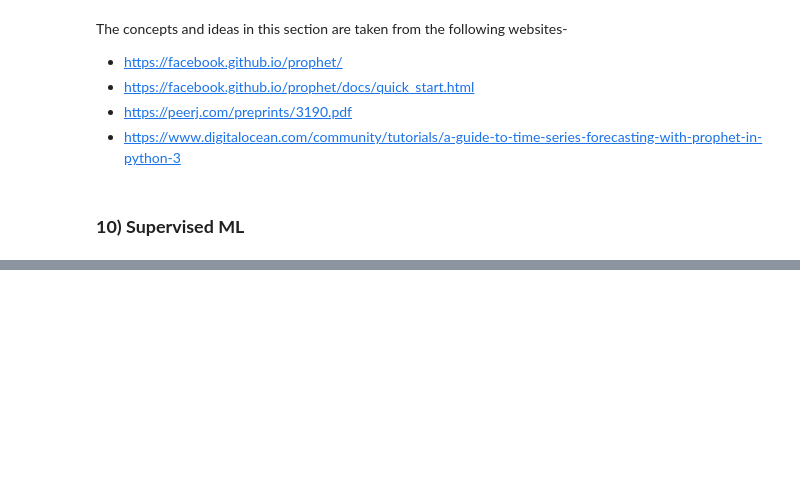
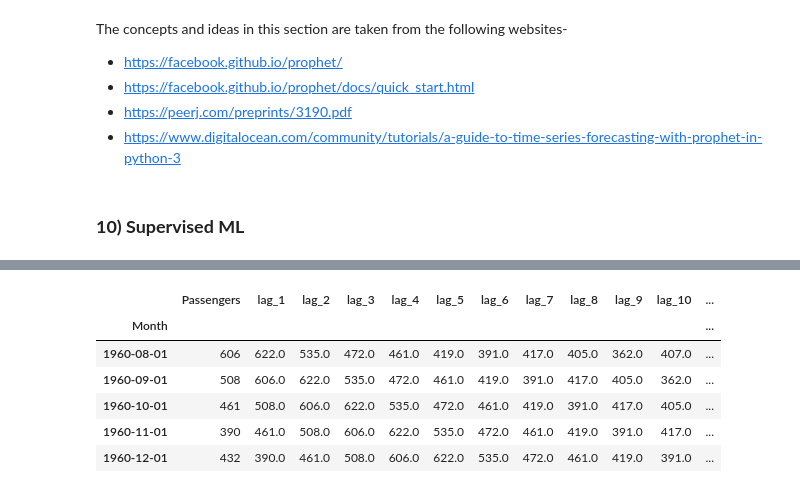
Before and after one commit to mahmoud-mohsen97/Airlines-Passengers-Time-Series-analysis, a Jupyter notebook: Time_Series_Final_Project.ipynb, the cells around one changed output, grey strips where cells are left out. Cells and saved outputs as stored; diff of their text form; code cells hidden in the pictures; blank space fills up the shorter version.

```diff
--- a/Time_Series_Final_Project.ipynb
+++ b/Time_Series_Final_Project.ipynb
@@ -2019,0 +2051,10 @@ print('R-squared:', r2)
+# %%
+airline_df.tail()
+# %% [output]
+|  | Passengers | lag_1 | lag_2 | lag_3 | lag_4 | lag_5 | lag_6 | lag_7 | lag_8 | lag_9 | lag_10 | ... |
+| Month |  |  |  |  |  |  |  |  |  |  |  | ... |
+| 1960-08-01 | 606 | 622.0 | 535.0 | 472.0 | 461.0 | 419.0 | 391.0 | 417.0 | 405.0 | 362.0 | 407.0 | ... |
+| 1960-09-01 | 508 | 606.0 | 622.0 | 535.0 | 472.0 | 461.0 | 419.0 | 391.0 | 417.0 | 405.0 | 362.0 | ... |
+| 1960-10-01 | 461 | 508.0 | 606.0 | 622.0 | 535.0 | 472.0 | 461.0 | 419.0 | 391.0 | 417.0 | 405.0 | ... |
+| 1960-11-01 | 390 | 461.0 | 508.0 | 606.0 | 622.0 | 535.0 | 472.0 | 461.0 | 419.0 | 391.0 | 417.0 | ... |
+| 1960-12-01 | 432 | 390.0 | 461.0 | 508.0 | 606.0 | 622.0 | 535.0 | 472.0 | 461.0 | 419.0 | 391.0 | ... |
```
Also changed, not shown: parts of 3 cells of this notebook.
